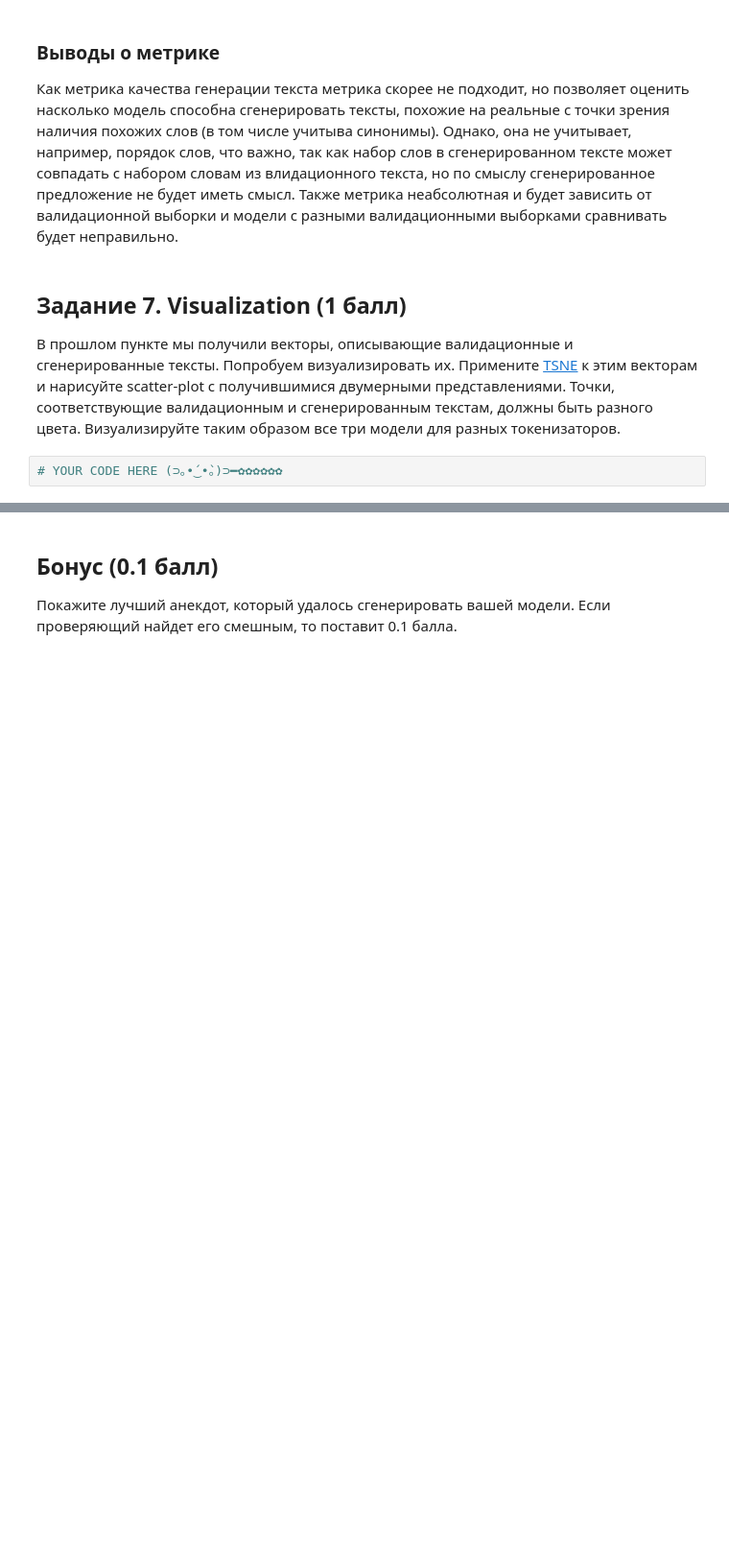
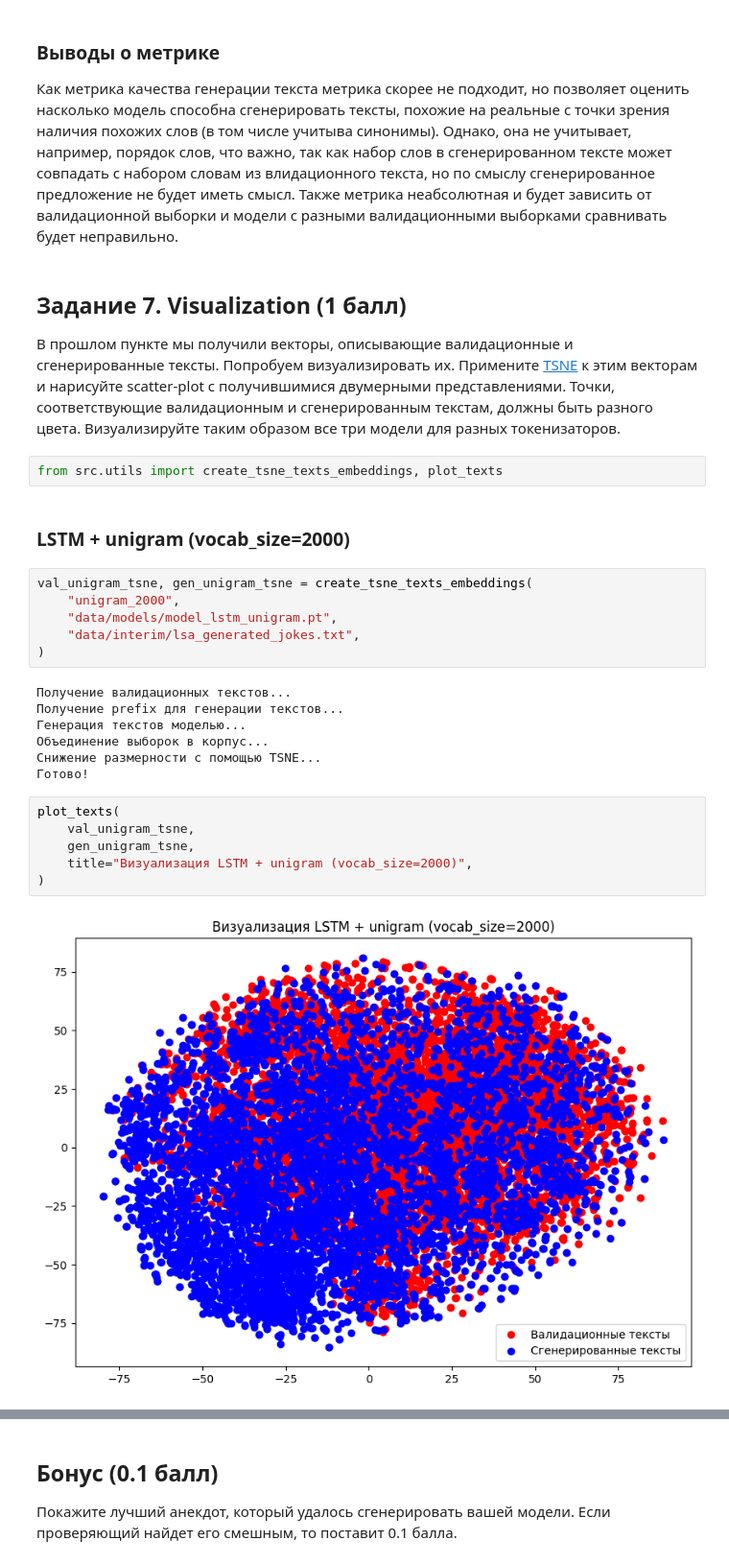
Before and after one commit to MaxAndreyko/dl-hw3, a Jupyter notebook: shw-03-rnn.ipynb, the cells around one changed output, grey strips where cells are left out. Shown at 96% size. Saved outputs shown, nothing was run; the diff lists cells and outputs as text; blank space fills up the shorter version.

```diff
--- a/shw-03-rnn.ipynb
+++ b/shw-03-rnn.ipynb
@@ -518,5 +593,28 @@ for i, gen_text in enumerate(generated_texts[:5]):
 ## Задание 7. Visualization (1 балл)
 
 В прошлом пункте мы получили векторы, описывающие валидационные и сгенерированные тексты. Попробуем визуализировать их. Примените [TSNE](https://scikit-learn.org/stable/modules/generated/sklearn.manifold.TSNE.html) к этим векторам и нарисуйте scatter-plot с получившимися двумерными представлениями. Точки, соответствующие валидационным и сгенерированным текстам, должны быть разного цвета. Визуализируйте таким образом все три модели для разных токенизаторов.
+# %%
+from src.utils import create_tsne_texts_embeddings, plot_texts
+# %% [markdown]
+### LSTM + unigram (vocab_size=2000)
 # %%
-# YOUR CODE HERE (⊃｡•́‿•̀｡)⊃━✿✿✿✿✿✿
+val_unigram_tsne, gen_unigram_tsne = create_tsne_texts_embeddings(
+    "unigram_2000",
+    "data/models/model_lstm_unigram.pt",
+    "data/interim/lsa_generated_jokes.txt",
+)
+# %% [output]
+Получение валидационных текстов...
+Получение prefix для генерации текстов...
+Генерация текстов моделью...
+Объединение выборок в корпус...
+Снижение размерности с помощью TSNE...
+Готово!
+# %%
+plot_texts(
+    val_unigram_tsne,
+    gen_unigram_tsne,
+    title="Визуализация LSTM + unigram (vocab_size=2000)",
+)
+# %% [output]
+[figure, added]
```
Also changed, not shown: parts of 41 cells of this notebook.
